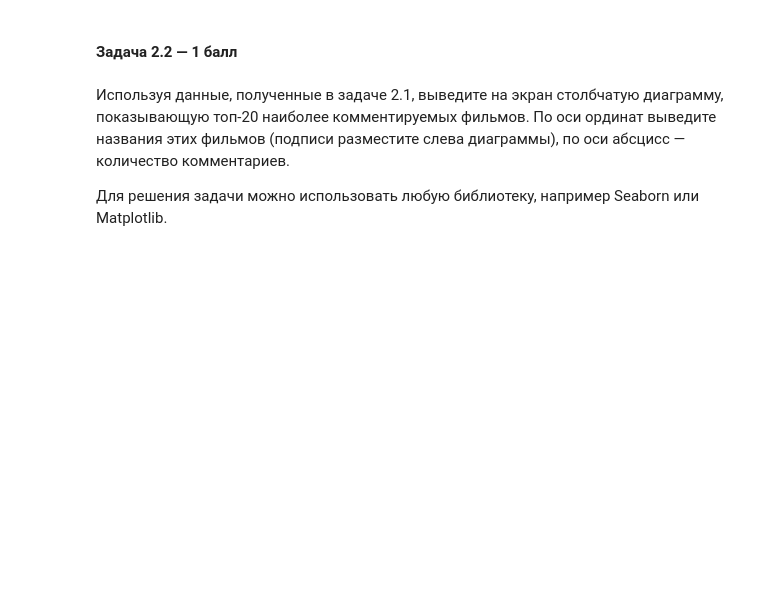
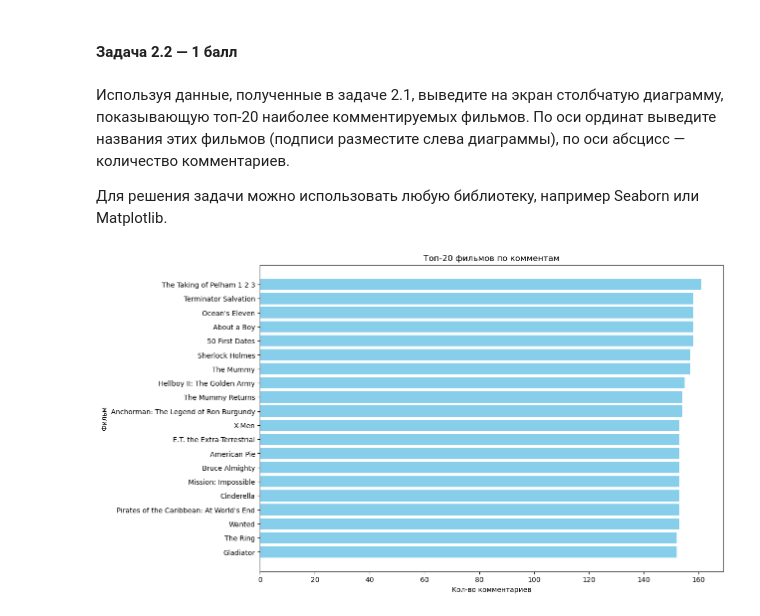
Before and after one commit to yuramayer/mipt-masters, a Jupyter notebook: data-basics/hw_4/ans/mongo_db_done.ipynb, the cells around one changed output. Saved outputs shown, nothing was run; the diff lists cells and outputs as text; code cells hidden in the pictures; blank space fills up the shorter version.

```diff
--- a/data-basics/hw_4/ans/mongo_db_done.ipynb
+++ b/data-basics/hw_4/ans/mongo_db_done.ipynb
@@ -110,0 +119,13 @@ movies = db['movies']
+# %%
+# Ваш код здесь
+for movie in movies.find({
+    '$and': [
+        {'year': {'$gte': 1940, '$lte': 1949}},
+        {'$or': [
+            {'genres.0': 'Film-Noir'},
+            {'genres.0': 'Horror'}
+            ]
+        }
+    ]
+}):
+    print(movie)
@@ -139,0 +186,2 @@ https://pymongo.readthedocs.io/en/stable/api/pymongo/collection.html#pymongo.col
+# %%
+comments = db["comments"]
@@ -139,0 +225,2 @@ https://pymongo.readthedocs.io/en/stable/api/pymongo/collection.html#pymongo.col
+# %%
+top_movies = list(comments.aggregate(pipeline))
@@ -147,0 +257,15 @@ https://pymongo.readthedocs.io/en/stable/api/pymongo/collection.html#pymongo.col
+# %%
+import matplotlib.pyplot as plt
+
+titles = [movie["title"] for movie in top_movies][:20]
+comment_counts = [movie["count"] for movie in top_movies][:20]
+# %%
+plt.figure(figsize=(12, 8))
+plt.barh(titles, comment_counts, color="skyblue")
+plt.xlabel("Кол-во комментариев")
+plt.ylabel("Фильм")
+plt.title("Топ-20 фильмов по комментам")
+plt.gca().invert_yaxis()
+plt.show()
+# %% [output]
+[figure, added]
```
Also changed, not shown: parts of 10 cells of this notebook.
